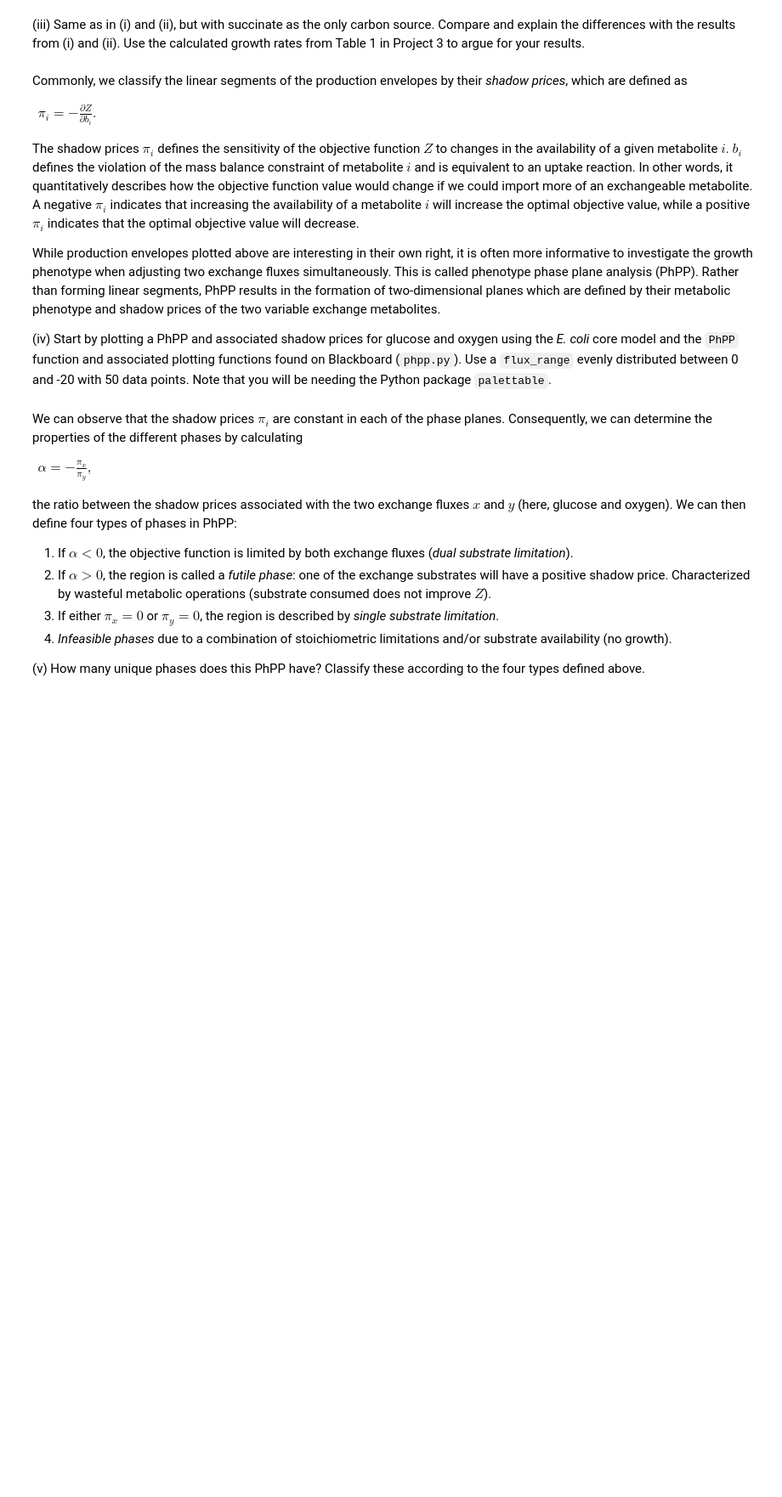
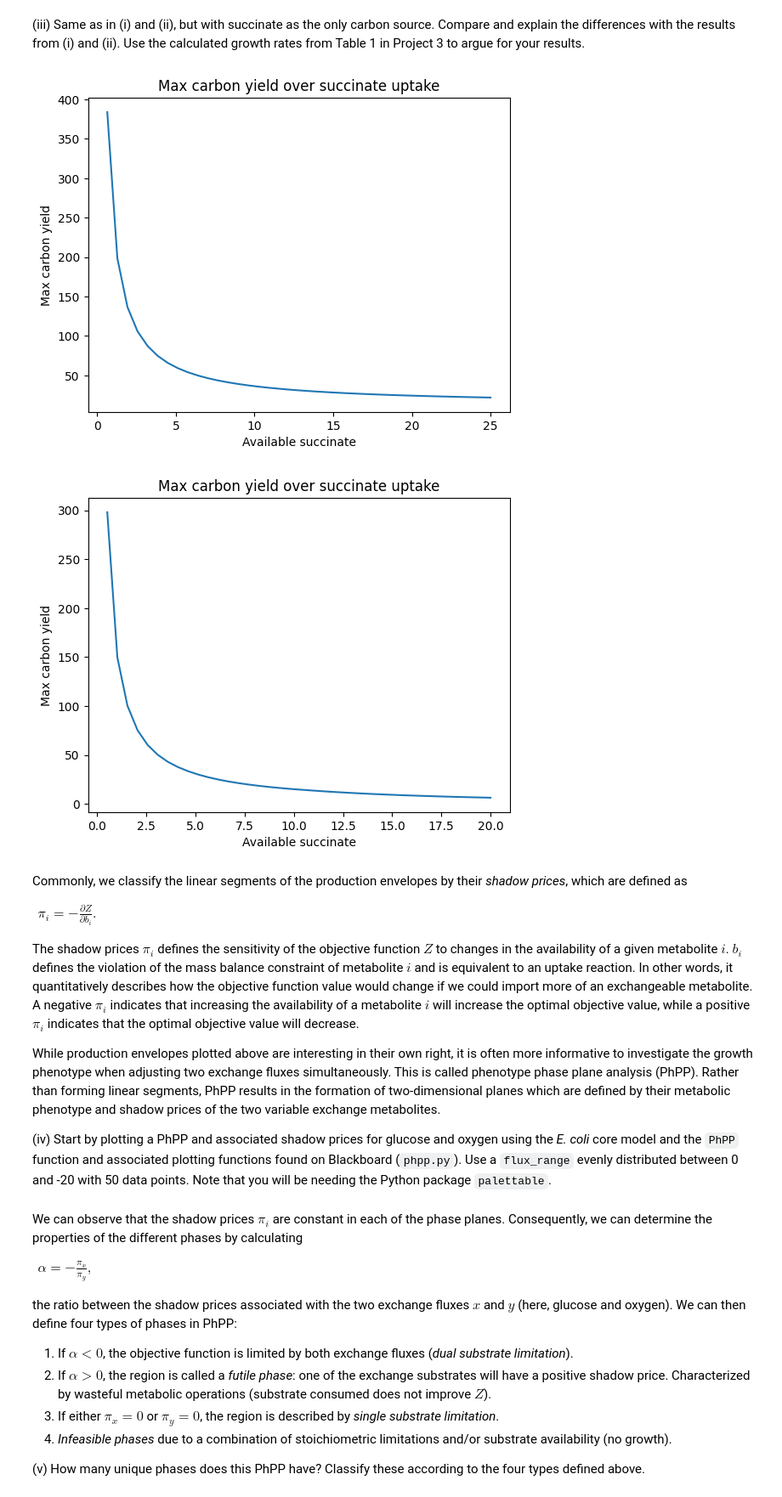
Before and after one commit to mkl061/TBT4165, a Jupyter notebook: project4/project_4.ipynb, the cells around one changed output. Shown: that part at 85% size. Cells and saved outputs as stored; diff of their text form; code cells hidden in the pictures; blank space fills up the shorter version.

```diff
--- a/project4/project_4.ipynb
+++ b/project4/project_4.ipynb
@@ -57,5 +85,11 @@ plt.show()
 # %% [markdown]
 (iii) Same as in (i) and (ii), but with succinate as the only carbon source. Compare and explain the differences with the results from (i) and (ii). Use the calculated growth rates from Table 1 in Project 3 to argue for your results.
+# %%
+foo(ecoli_model, -1000, 0, "EX_succ_e", -25, 0)
+foo(ecoli_model, -10, 0, "EX_succ_e", -25, 0)
+# %% [output]
+[figure, added]
+[figure, added]
 # %% [markdown]
 Commonly, we classify the linear segments of the production envelopes by their *shadow prices*, which are defined as
 
```
Also changed, not shown: parts of 6 cells of this notebook.
